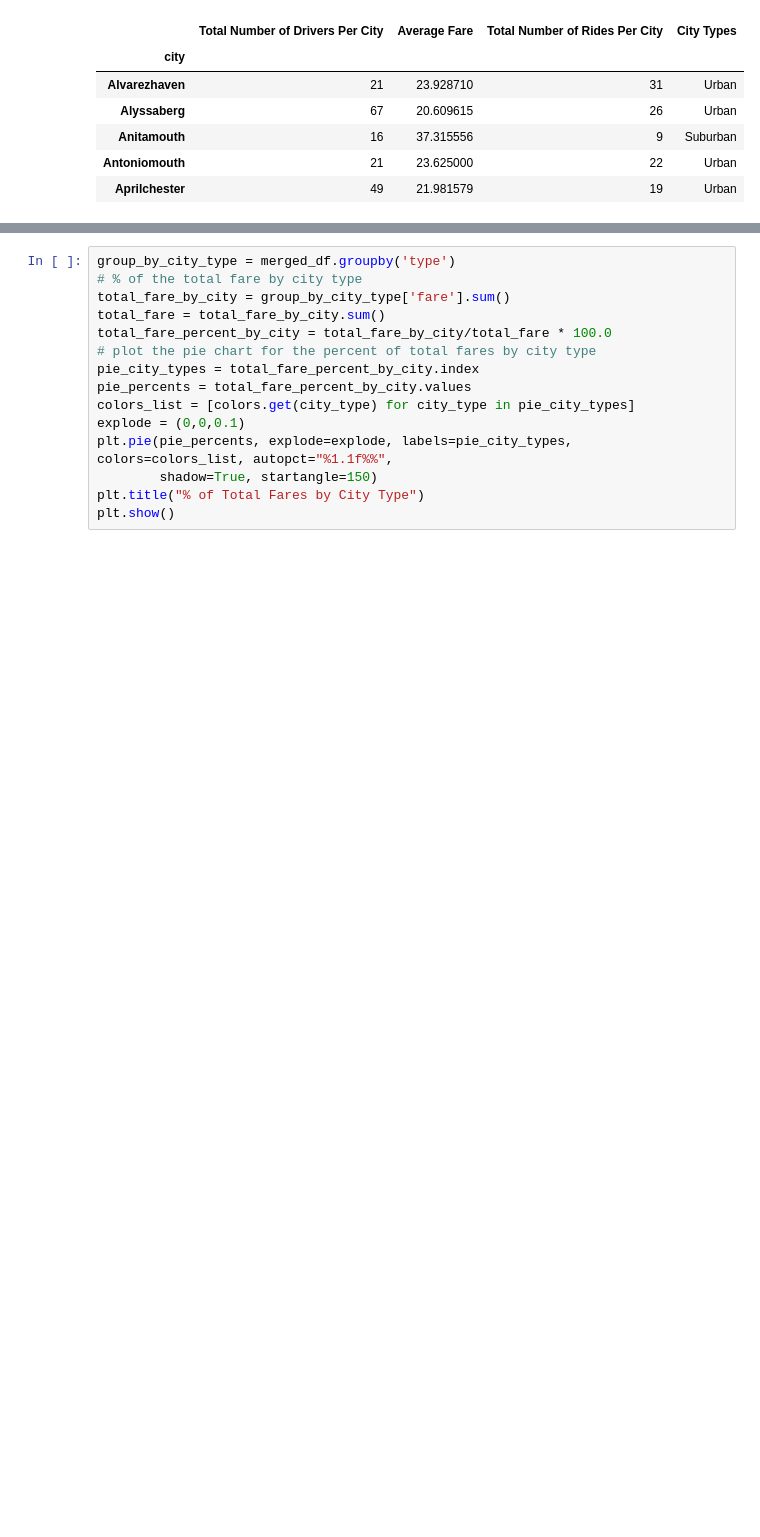
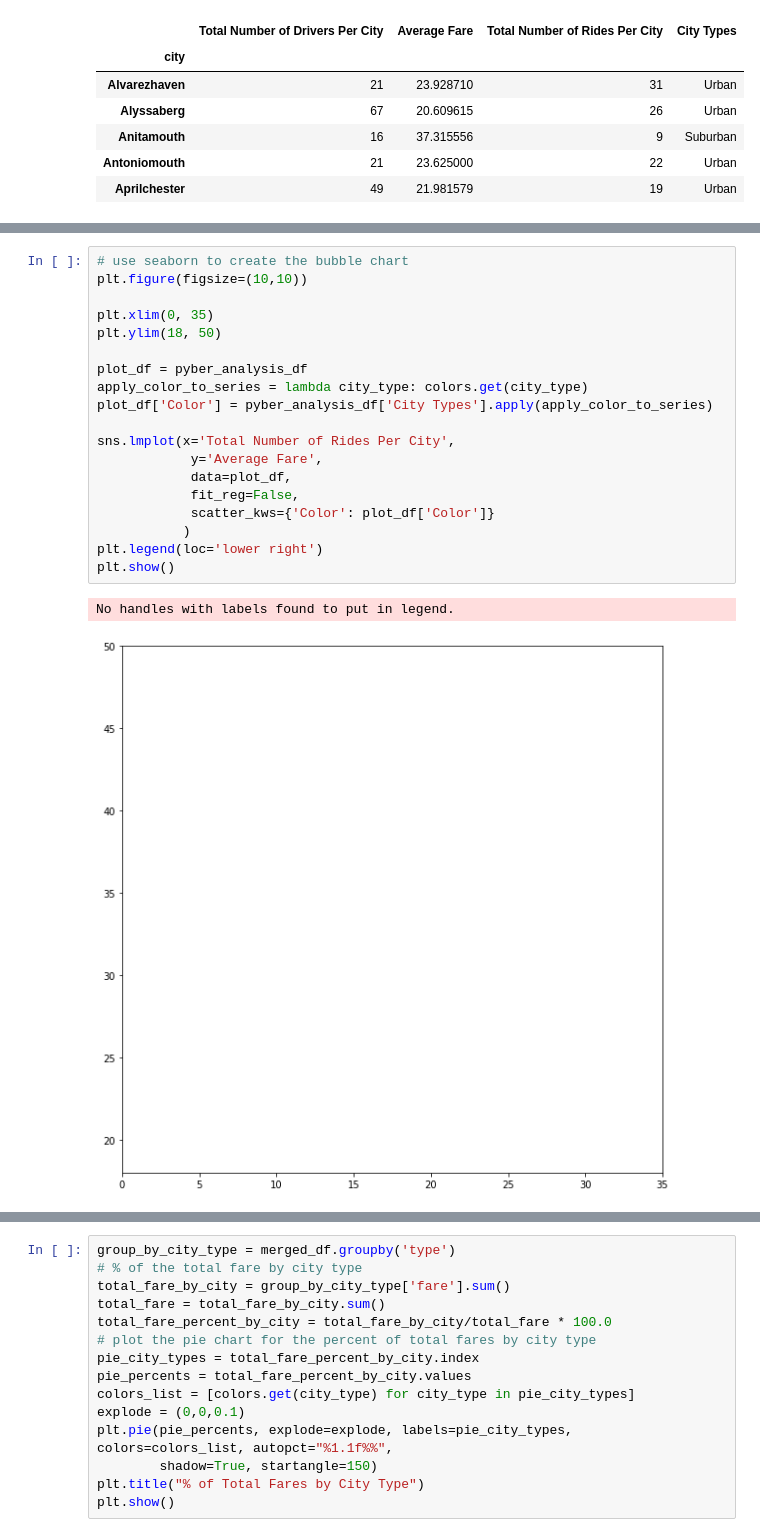
Before and after one commit to krashilili/HW5-Matplotlib, a Jupyter notebook: Pyber/Pyber_sloved.ipynb, the cells around one changed output, grey strips where cells are left out. Saved outputs shown, nothing was run; the diff lists cells and outputs as text; blank space fills up the shorter version.

Commit message:
Seaborn.

```diff
--- a/Pyber/Pyber_sloved.ipynb
+++ b/Pyber/Pyber_sloved.ipynb
@@ -108,0 +128,22 @@ plt.show()
+# %%
+# use seaborn to create the bubble chart
+plt.figure(figsize=(10,10))
+
+plt.xlim(0, 35)
+plt.ylim(18, 50)
+
+plot_df = pyber_analysis_df
+apply_color_to_series = lambda city_type: colors.get(city_type)
+plot_df['Color'] = pyber_analysis_df['City Types'].apply(apply_color_to_series)
+
+sns.lmplot(x='Total Number of Rides Per City',
+            y='Average Fare',
+            data=plot_df,
+            fit_reg=False,
+            scatter_kws={'Color': plot_df['Color']}
+           )
+plt.legend(loc='lower right')
+plt.show()
+# %% [output]
+No handles with labels found to put in legend.
+[figure, added]
```
Also changed, not shown: parts of 6 cells of this notebook, 3 other files.
